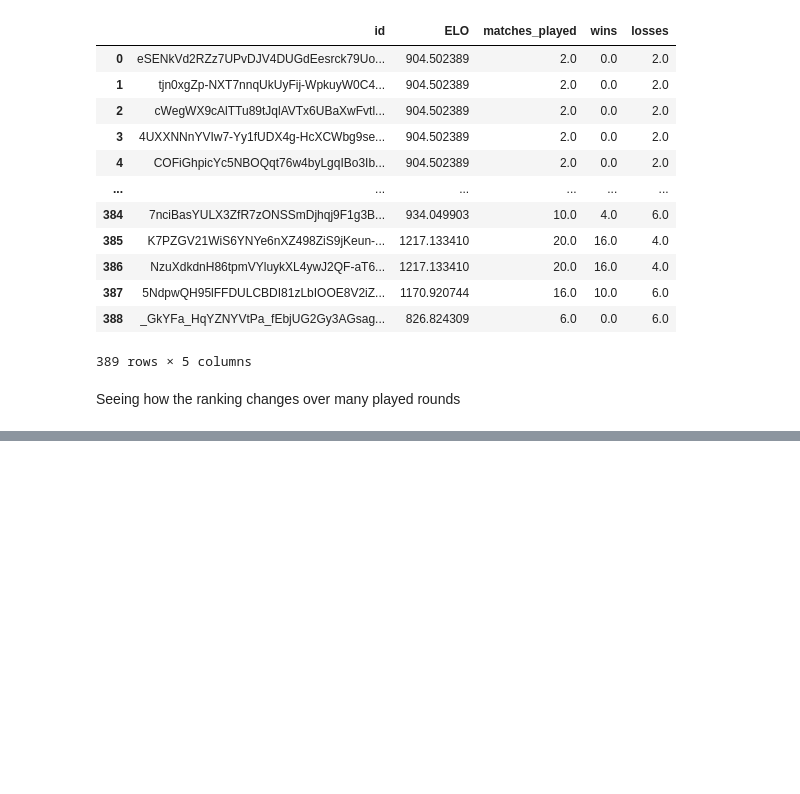
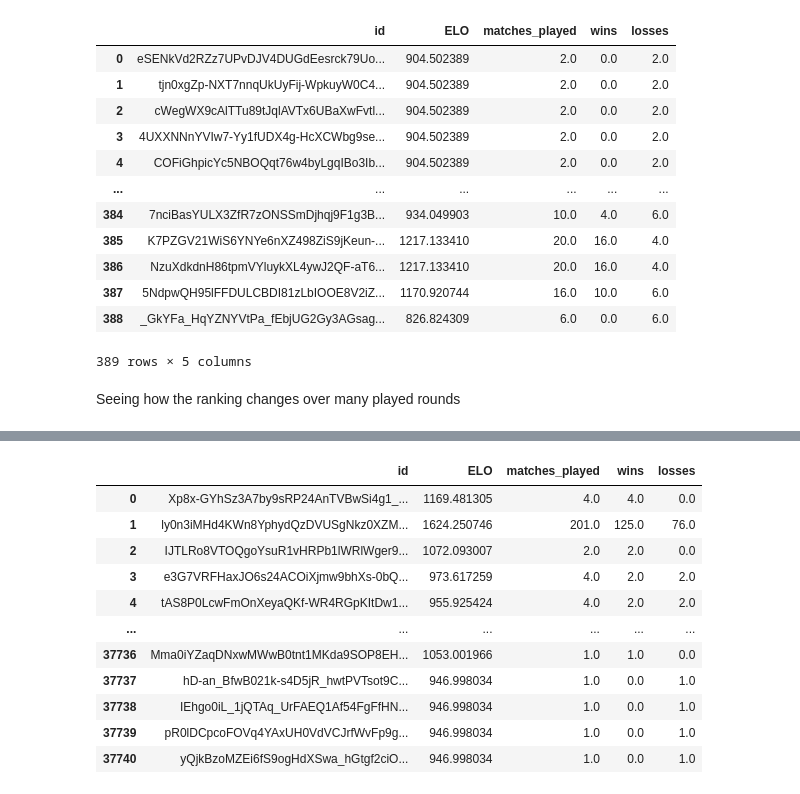
Before and after one commit to levente-murgas/hackathon, a Jupyter notebook: jupyter_analysis/gamerank core.ipynb, the cells around one changed output, grey strips where cells are left out. Cells and saved outputs as stored; diff of their text form; code cells hidden in the pictures; blank space fills up the shorter version.

```diff
--- a/jupyter_analysis/gamerank core.ipynb
+++ b/jupyter_analysis/gamerank core.ipynb
@@ -288,0 +292,87 @@ for i in range(1, 5):
+# %%
+import os
+
+directory_path = "C:/Users/kofinandi/Desktop/k-h_hackathon/jupyter_analysis/matches"
+
+file_names = os.listdir(directory_path)
+
+# Loop through each file name in the list and open/read the file
+for i, file_name in enumerate(file_names[6500:]):
+    if (i % 200 == 0):
+        print(i, ' json processed')
+    # Construct the full path to the file by joining the directory path and file name
+    file_path = os.path.join(directory_path, file_name)
+
+    # Open the file and read its contents
+    with open(file_path, encoding="utf-8") as f:
+        data = json.load(f)
+
+    participants = get_field_values(data, 'participants')
+    if len(participants[0]) != 10:
+        continue
+    matchcount += 1
+    for player in participants[1]:
+        pid = get_field_values(player, 'puuid')[0]
+        win = 1 if get_field_values(player, 'win')[0] else 0
+        loss = 0 if get_field_values(player, 'win')[0] else 1
+
+        new_player = {'id': pid, 'ELO': 1000, 'matches_played': 1, 'wins': win, 'losses': loss}
+
+        # check if the player is already in the DataFrame
+        if pid in playersdf['id'].tolist():
+            # increment the number of matches played for the existing player
+            playersdf.loc[playersdf['id'] == new_player['id'], 'matches_played'] += new_player['matches_played']
+            playersdf.loc[playersdf['id'] == new_player['id'], 'wins'] += new_player['wins']
+            playersdf.loc[playersdf['id'] == new_player['id'], 'losses'] += new_player['losses']
+        else:
+            # add the new player to the DataFrame
+            playersdf = playersdf.append(new_player, ignore_index=True)
+
+    winners = get_field_values(participants, 'win')
+    if not any(winners):
+        teamAELO = 0.0
+        teamBELO = 0.0
+        for n in range(5):
+            teamAELO += playersdf.loc[playersdf['id'] == (participants[0][n]), 'ELO'].values[0] / 5
+        for n in range(5, 10):
+            teamBELO += playersdf.loc[playersdf['id'] == (participants[0][n]), 'ELO'].values[0] / 5
+        expA = expected_result(teamAELO, teamBELO)
+        deltaAELO = k * (0.5 - expA)
+        expB = expected_result(teamBELO, teamAELO)
+        deltaBELO = k * (0.5 - expB)
+
+        for n in range(5):
+            playersdf.loc[playersdf['id'] == (participants[0][n]), 'ELO'] += deltaAELO
+        for n in range(5, 10):
+            playersdf.loc[playersdf['id'] == (participants[0][n]), 'ELO'] += deltaBELO
+
+
+    else:
+        winnerteam = []
+        loserteam = []
+        winnerELO = 0.0
+        loserELO = 0.0
+        for n, w in enumerate(winners):
+            if w:
+                winnerteam.append(participants[0][n])
+                winnerELO += playersdf.loc[playersdf['id'] == (participants[0][n]), 'ELO'].values[0] / 5
+            else:
+                loserteam.append(participants[0][n])
+                loserELO += playersdf.loc[playersdf['id'] == (participants[0][n]), 'ELO'].values[0] / 5
+
+        k = 100.0
+        expected_winner = expected_result(winnerELO, loserELO)
+        delta_winnerELO = k * (1 - expected_winner)
+        expected_loser = expected_result(loserELO, winnerELO)
+        delta_loserELO = k * (0 - expected_loser)
+
+        for n, w in enumerate(winners):
+            if w:
+                playersdf.loc[playersdf['id'] == (participants[0][n]), 'ELO'] += delta_winnerELO
+            else:
+                playersdf.loc[playersdf['id'] == (participants[0][n]), 'ELO'] += delta_loserELO
+
+
+
+playersdf
+# %% [output]
@@ -288,0 +392,12 @@ for i in range(1, 5):
+|  | id | ELO | matches_played | wins | losses |
+| 0 | Xp8x-GYhSz3A7by9sRP24AnTVBwSi4g1_... | 1169.481305 | 4.0 | 4.0 | 0.0 |
+| 1 | ly0n3iMHd4KWn8YphydQzDVUSgNkz0XZM... | 1624.250746 | 201.0 | 125.0 | 76.0 |
+| 2 | IJTLRo8VTOQgoYsuR1vHRPb1lWRlWger9... | 1072.093007 | 2.0 | 2.0 | 0.0 |
+| 3 | e3G7VRFHaxJO6s24ACOiXjmw9bhXs-0bQ... | 973.617259 | 4.0 | 2.0 | 2.0 |
+| 4 | tAS8P0LcwFmOnXeyaQKf-WR4RGpKItDw1... | 955.925424 | 4.0 | 2.0 | 2.0 |
+| ... | ... | ... | ... | ... | ... |
+| 37736 | Mma0iYZaqDNxwMWwB0tnt1MKda9SOP8EH... | 1053.001966 | 1.0 | 1.0 | 0.0 |
+| 37737 | hD-an_BfwB021k-s4D5jR_hwtPVTsot9C... | 946.998034 | 1.0 | 0.0 | 1.0 |
+| 37738 | IEhgo0iL_1jQTAq_UrFAEQ1Af54FgFfHN... | 946.998034 | 1.0 | 0.0 | 1.0 |
+| 37739 | pR0lDCpcoFOVq4YAxUH0VdVCJrfWvFp9g... | 946.998034 | 1.0 | 0.0 | 1.0 |
+| 37740 | yQjkBzoMZEi6fS9ogHdXSwa_hGtgf2ciO... | 946.998034 | 1.0 | 0.0 | 1.0 |
```
Also changed, not shown: parts of 20 cells of this notebook, 10 other files.
